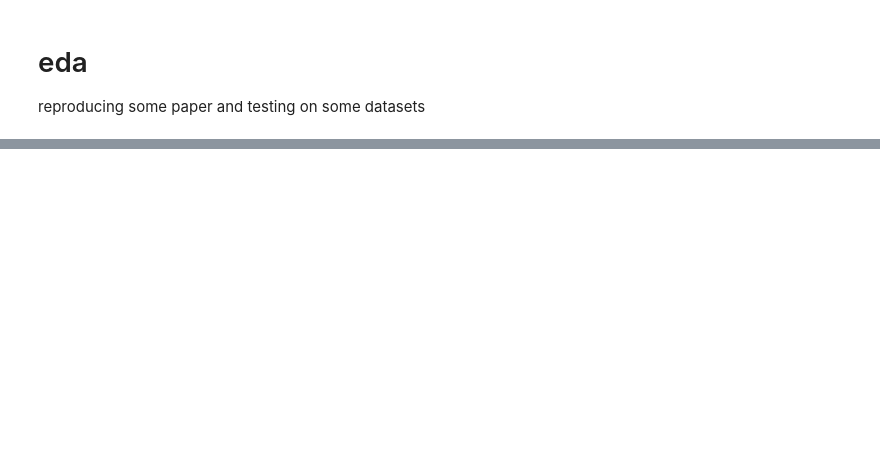
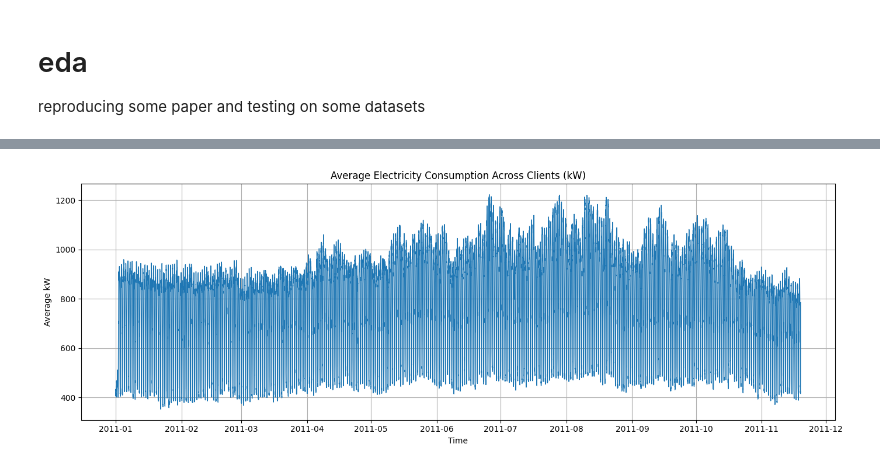
Before and after one commit to KevinChunye/6.796project, a Jupyter notebook: 0.0eda.ipynb, the cells around one changed output, grey strips where cells are left out. Saved outputs shown, nothing was run; the diff lists cells and outputs as text; code cells hidden in the pictures; blank space fills up the shorter version.

```diff
--- a/0.0eda.ipynb
+++ b/0.0eda.ipynb
@@ -58,0 +56,39 @@ plt.plot(etth1['OT'])
+# %%
+import pandas as pd
+import matplotlib.pyplot as plt
+
+"""
+Dataset: PEMS-SF (UCI Machine Learning Repository)
+--------------------------------------------------
+This dataset contains electricity consumption time series from hundreds of
+clients/meters. Values represent electricity usage in kW measured every
+15 minutes from 2011 to 2014. To convert kW → kWh for each 15-min interval,
+divide values by 4.
+
+After preprocessing, LD2011_2014_avg_clients.csv contains:
+    - timestamp : datetime index for each 15-minute period
+    - MT_avg    : average electricity consumption (kW) across all non-zero clients
+
+Useful notes:
+    • Measurements are every 15 minutes → 96 samples/day
+    • Dataset covers 15 months (440 days)
+    • Some meters were added later; missing clients were treated as zeros
+    • No missing timestamps; DST (23h/25h) handled by zeros or aggregated values
+"""
+
+# --------------------------------------------------
+# Load the averaged time series (already preprocessed)
+df = pd.read_csv("data/energy/LD2011_2014_avg_clients.csv", parse_dates=["timestamp"])
+df = df.sort_values("timestamp")
+
+print(df.head())
+
+plt.figure(figsize=(14, 5))
+plt.plot(df["timestamp"], df["MT_avg"], linewidth=1)
+plt.title("Average Electricity Consumption Across Clients (kW)")
+plt.xlabel("Time")
+plt.ylabel("Average kW")
+plt.grid(True)
+plt.tight_layout()
+plt.show()
+# %% [output]
@@ -58,0 +101 @@ plt.plot(etth1['OT'])
+[figure, added]
```
Also changed, not shown: parts of 3 cells of this notebook, 1 other file.
